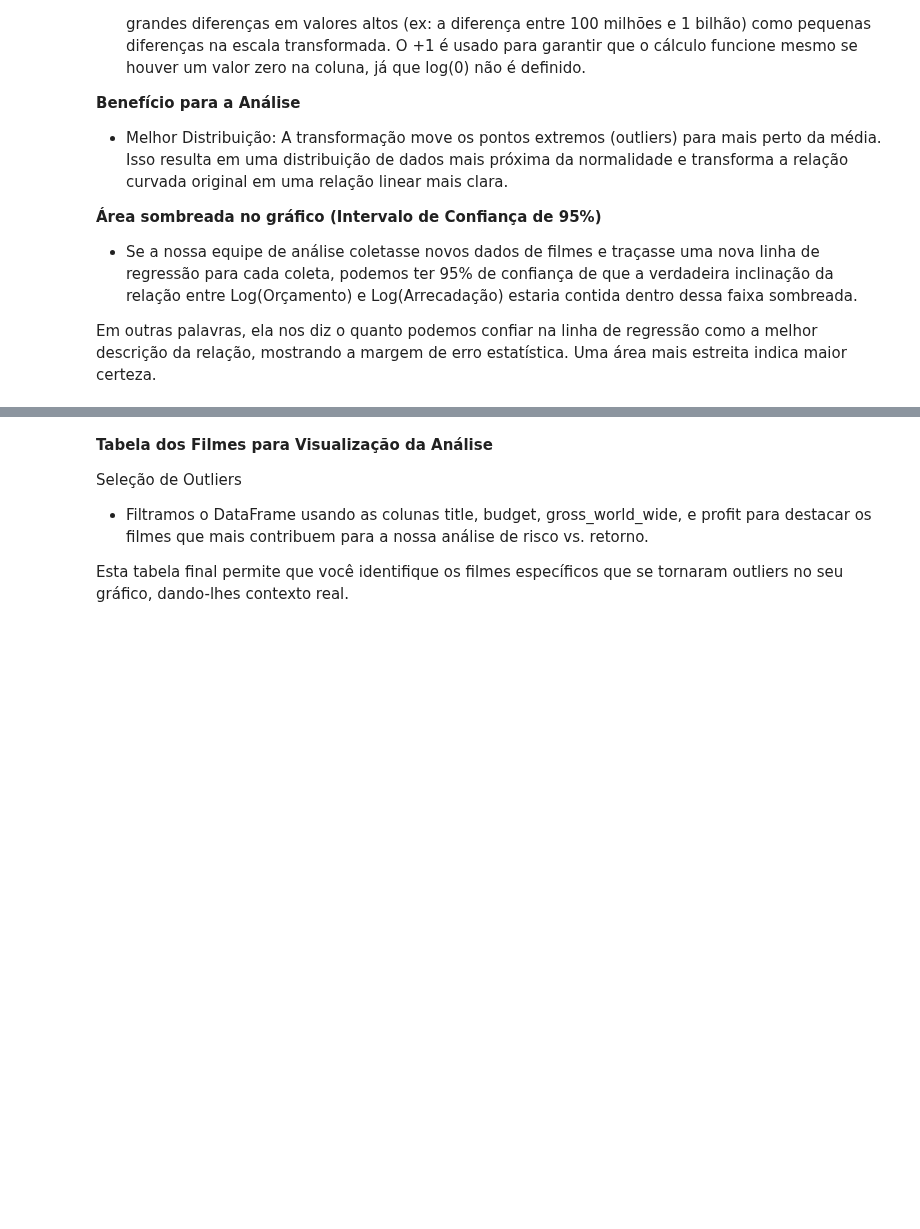
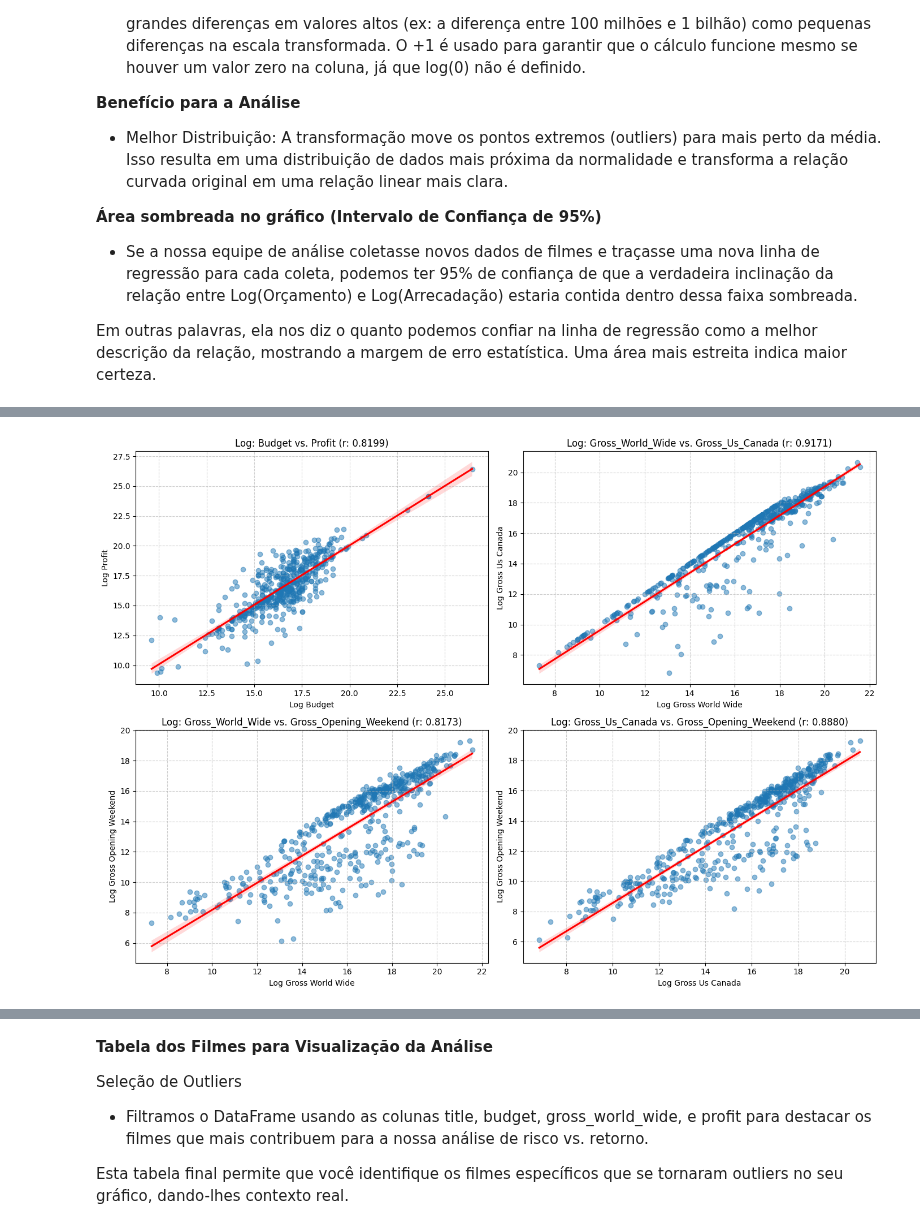
Before and after one commit to dlepinski/Projeto-Extensionista-Big-Data, a Jupyter notebook: app.ipynb, the cells around one changed output, grey strips where cells are left out. Saved outputs shown, nothing was run; the diff lists cells and outputs as text; code cells hidden in the pictures; blank space fills up the shorter version.

```diff
--- a/app.ipynb
+++ b/app.ipynb
@@ -587,0 +526,98 @@ Implicação: A principal lição é que o investimento é o fator mais confiáv
+# %%
+# Gráfico de Dispersão (Scatter Plot) para Múltiplas Correlações Fortes (Log com Filtro Abrangente)
+
+# 1. Definir as colunas numéricas que devem ser estritamente positivas para a análise de Log
+# Isso garante que apenas as colunas onde o zero distorce o LOG ou a correlação sejam filtradas
+colunas_para_filtrar = [
+    'budget',
+    'gross_world_wide',
+    'gross_us_canada',
+    'gross_opening_weekend',
+    'vote',
+    'duration_minutes'
+    # 'profit' é excluído aqui, pois pode ser negativo, e filtramos os negativos no log
+]
+
+# 2. Aplicar o Filtro para remover zeros
+# Cria uma condição (máscara) que exige que todas as colunas na lista sejam > 0
+mascara_filtro = (filmes_df[colunas_para_filtrar] > 0).all(axis=1)
+
+# Aplica a máscara e cria a cópia
+filmes_filtrados_df = filmes_df[mascara_filtro].copy()
+
+print(f"Número de filmes originais: {len(filmes_df)}")
+print(f"Número de filmes após o filtro em colunas chave (> 0 em todas): {len(filmes_filtrados_df)}")
+
+
+# 3. Aplicar a transformação logarítmica (agora nos dados filtrados)
+# Aplicamos LOG nas colunas filtradas + 'profit' (usando abs para tratar lucros negativos)
+colunas_para_log = colunas_para_filtrar + ['profit'] # Incluímos profit novamente
+for col in colunas_para_log:
+    if col != 'profit':
+        # Para colunas estritamente positivas
+        filmes_filtrados_df[f'log_{col}'] = np.log(filmes_filtrados_df[col])
+    else:
+        # Para 'profit' (que pode ser negativo), usamos o log do valor absoluto
+        # Nota: O uso de log(abs(x)) para números negativos tem limitações de interpretação
+        filmes_filtrados_df[f'log_{col}'] = np.log(filmes_filtrados_df[col].abs())
+
+
+# 4. Recalcular a Matriz de Correlação apenas para as colunas LOG
+log_cols = [f'log_{col}' for col in colunas_para_log]
+log_corr_matrix = filmes_filtrados_df[log_cols].corr()
+
+# 5. Identificar Pares com Correlação Forte (|r| > 0.77)
+pares_a_plotar = []
+# Iteramos sobre a metade inferior da matriz (sem a diagonal)
+for i in range(len(log_cols)):
+    for j in range(i + 1, len(log_cols)):
+        col_x = log_cols[i]
+        col_y = log_cols[j]
+        corr_val = log_corr_matrix.loc[col_x, col_y]
+
+        # Filtro para correlações maiores que 0.77 ou menores que -0.77
+        if abs(corr_val) >= 0.77:
+            pares_a_plotar.append((col_x, col_y, corr_val))
+
+print(f"\nPares de colunas logarítmicas com correlação |r| >= 0.77: {len(pares_a_plotar)} pares encontrados.")
+for par in pares_a_plotar:
+    print(f"  - {par[0]} vs {par[1]}: r = {par[2]:.4f}")
+
+
+# 6. Criar os Gráficos de Dispersão
+num_plots = len(pares_a_plotar)
+if num_plots > 0:
+    cols = 2
+    rows = (num_plots + cols - 1) // cols
+    fig, axes = plt.subplots(rows, cols, figsize=(7 * cols, 5 * rows))
+
+    if rows * cols == 1:
+        axes = [axes]
+    else:
+        axes = axes.flatten()
+
+    for i, (x_col, y_col, corr_val) in enumerate(pares_a_plotar):
+        sns.regplot(
+            x=x_col,
+            y=y_col,
+            data=filmes_filtrados_df,
+            ax=axes[i],
+            scatter_kws={'alpha': 0.5},
+            line_kws={'color': 'red' if corr_val > 0 else 'blue'}
+        )
+
+        # Formatação
+        axes[i].set_title(f'Log: {x_col.replace("log_", "").title()} vs. {y_col.replace("log_", "").title()} (r: {corr_val:.4f})', fontsize=12)
+        axes[i].set_xlabel(x_col.replace('_', ' ').title())
+        axes[i].set_ylabel(y_col.replace('_', ' ').title())
+        axes[i].grid(True, linestyle='--', alpha=0.6)
+
+    # Oculta subplots vazios, se houver
+    for i in range(num_plots, rows * cols):
+        fig.delaxes(axes[i])
+
+    plt.tight_layout()
+    plt.show()
+else:
+    print("\nNenhum par de correlação com |r| >= 0.77 foi encontrado para plotar.")
+# %% [output]
@@ -587,0 +632 @@ Implicação: A principal lição é que o investimento é o fator mais confiáv
+[figure, added]
```
Also changed, not shown: parts of 7 cells of this notebook.
